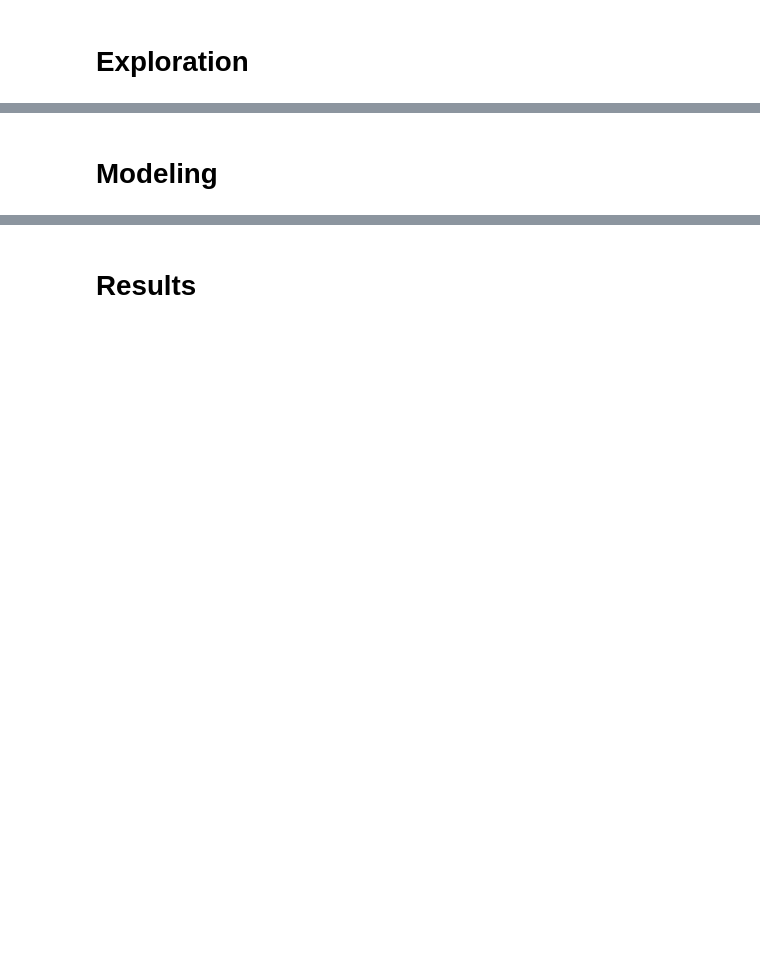
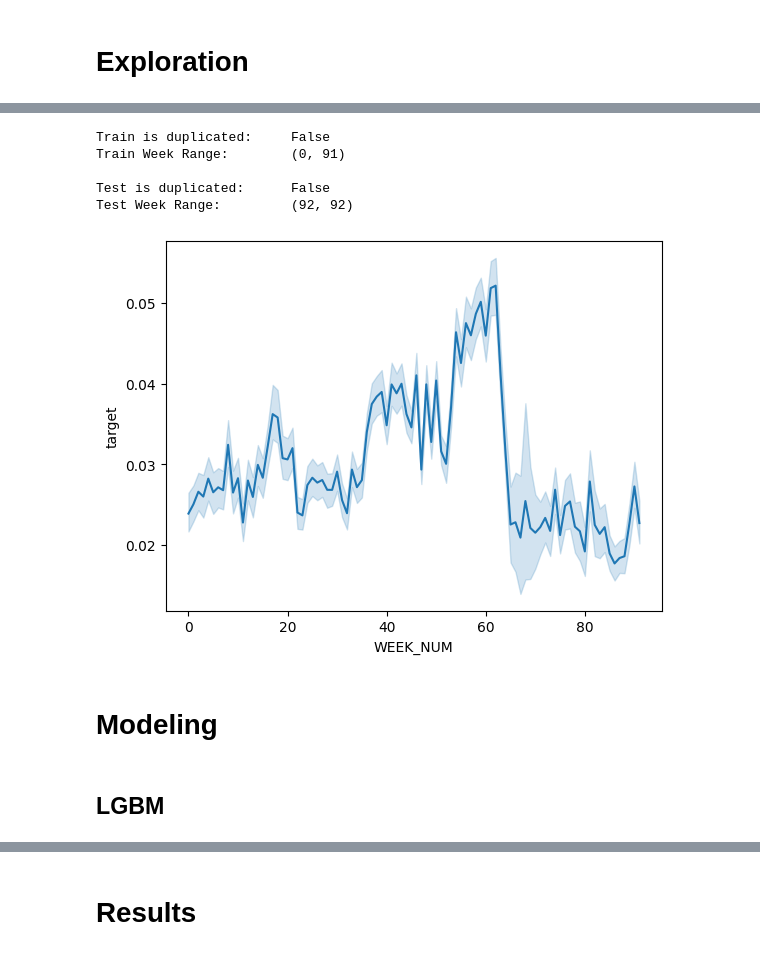
Before and after one commit to Maksym-Kryvenko/Home-Credit-Group---Credit-Risk-Model-Stability, a Jupyter notebook: home-credit-2024.ipynb, the cells around one changed output, grey strips where cells are left out. Drawn from its saved outputs; the diff is of its cells as text; code cells hidden in the pictures; blank space fills up the shorter version.

Commit message:
Added notebook with loading-training-predicting and added results of running

```diff
--- a/home-credit-2024.ipynb
+++ b/home-credit-2024.ipynb
@@ -164,0 +263,26 @@ train_credit_bureau_2 = pd.concat([pd.read_csv(DATA_PATH + "train/train_credit_b
+# %%
+def feature_eng(df_base, depth_0, depth_1, depth_2):
+    df_base = (
+        df_base
+        .with_columns(
+            month_decision = pl.col("date_decision").dt.month(),
+            weekday_decision = pl.col("date_decision").dt.weekday(),
+        )
+    )
+
+    for i, df in enumerate(depth_0 + depth_1 + depth_2):
+        df_base = df_base.join(df, how="left", on="case_id", suffix=f"_{i}")
+
+    df_base = df_base.pipe(Pipeline.handle_dates)
+
+    return df_base
+# %%
+def to_pandas(df_data, cat_cols=None):
+    df_data = df_data.to_pandas()
+
+    if cat_cols is None:
+        cat_cols = list(df_data.select_dtypes("object").columns)
+
+    df_data[cat_cols] = df_data[cat_cols].astype("category")
+
+    return df_data
@@ -164,0 +380,3 @@ train_credit_bureau_2 = pd.concat([pd.read_csv(DATA_PATH + "train/train_credit_b
+# %%
+train_df = prepare_df(CFG.train_dir)
+cat_cols = list(train_df.select_dtypes("category").columns)
@@ -164,0 +453,3 @@ train_credit_bureau_2 = pd.concat([pd.read_csv(DATA_PATH + "train/train_credit_b
+# %%
+train_df = reduce_mem_usage(train_df)
+test_df = reduce_mem_usage(test_df)
@@ -321,2 +467,25 @@ print(f"Test: {X_test.shape}")
+# %%
+print("Train is duplicated:\t", train_df["case_id"].duplicated().any())
+print("Train Week Range:\t", (train_df["WEEK_NUM"].min(), train_df["WEEK_NUM"].max()))
+
+print()
+
+print("Test is duplicated:\t", test_df["case_id"].duplicated().any())
+print("Test Week Range:\t", (test_df["WEEK_NUM"].min(), test_df["WEEK_NUM"].max()))
+# %% [output]
+Train is duplicated:     False
+Train Week Range:        (0, 91)
+
+Test is duplicated:      False
+Test Week Range:         (92, 92)
+# %%
+sns.lineplot(
+        data=train_df,
+        x="WEEK_NUM",
+        y="target",
+)
+plt.show()
+# %% [output]
+[figure, added]
 # %% [markdown]
 # Modeling
@@ -324,0 +514,2 @@ print(f"Test: {X_test.shape}")
+# %% [markdown]
+## LGBM
```
Also changed, not shown: parts of 98 cells of this notebook, 4 other files.
